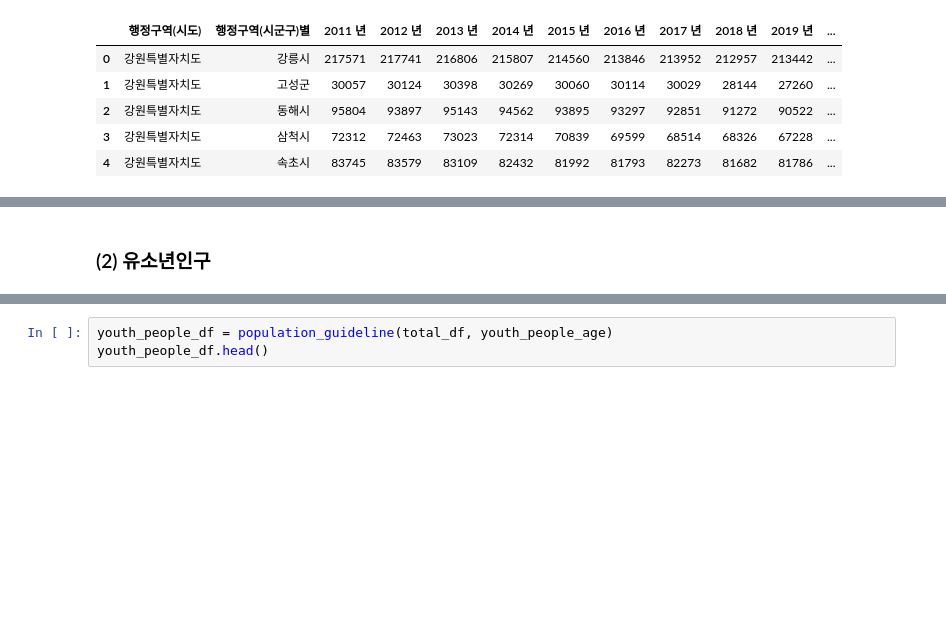
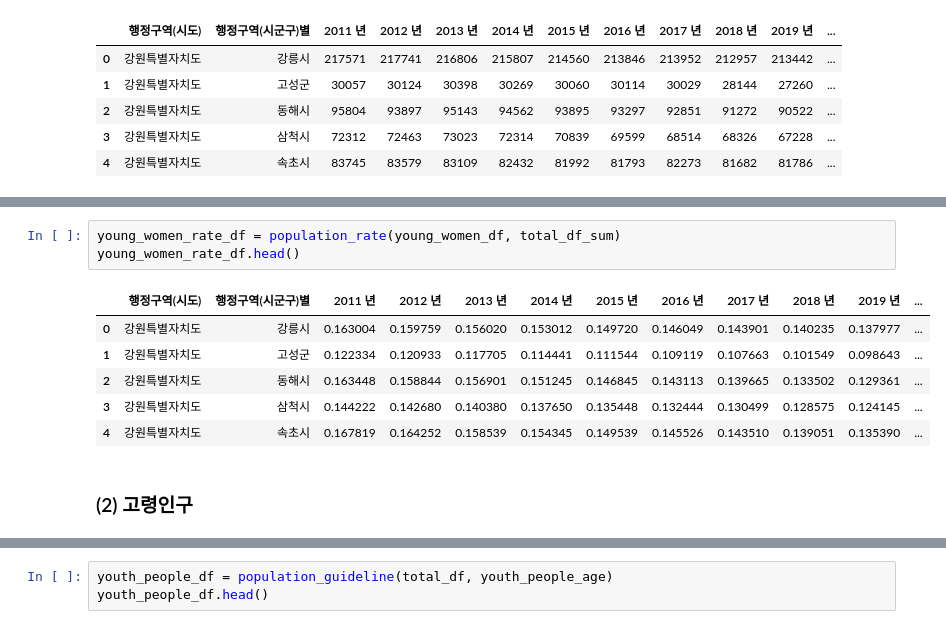
Before and after one commit to applewoods/Population_Analysis, a Jupyter notebook: Population_Preprocessing.ipynb, the cells around one changed output, grey strips where cells are left out. Cells and saved outputs as stored; diff of their text form; blank space fills up the shorter version.

```diff
--- a/Population_Preprocessing.ipynb
+++ b/Population_Preprocessing.ipynb
@@ -147,2 +136,12 @@ extinction_index.head()
+# %%
+young_women_rate_df = population_rate(young_women_df, total_df_sum)
+young_women_rate_df.head()
+# %% [output]
+|  | 행정구역(시도) | 행정구역(시군구)별 | 2011 년 | 2012 년 | 2013 년 | 2014 년 | 2015 년 | 2016 년 | 2017 년 | 2018 년 | 2019 년 | ... |
+| 0 | 강원특별자치도 | 강릉시 | 0.163004 | 0.159759 | 0.156020 | 0.153012 | 0.149720 | 0.146049 | 0.143901 | 0.140235 | 0.137977 | ... |
+| 1 | 강원특별자치도 | 고성군 | 0.122334 | 0.120933 | 0.117705 | 0.114441 | 0.111544 | 0.109119 | 0.107663 | 0.101549 | 0.098643 | ... |
+| 2 | 강원특별자치도 | 동해시 | 0.163448 | 0.158844 | 0.156901 | 0.151245 | 0.146845 | 0.143113 | 0.139665 | 0.133502 | 0.129361 | ... |
+| 3 | 강원특별자치도 | 삼척시 | 0.144222 | 0.142680 | 0.140380 | 0.137650 | 0.135448 | 0.132444 | 0.130499 | 0.128575 | 0.124145 | ... |
+| 4 | 강원특별자치도 | 속초시 | 0.167819 | 0.164252 | 0.158539 | 0.154345 | 0.149539 | 0.145526 | 0.143510 | 0.139051 | 0.135390 | ... |
 # %% [markdown]
-### (2) 유소년인구
+### (2) 고령인구
```
Also changed, not shown: parts of 30 cells of this notebook, 2 other files.
